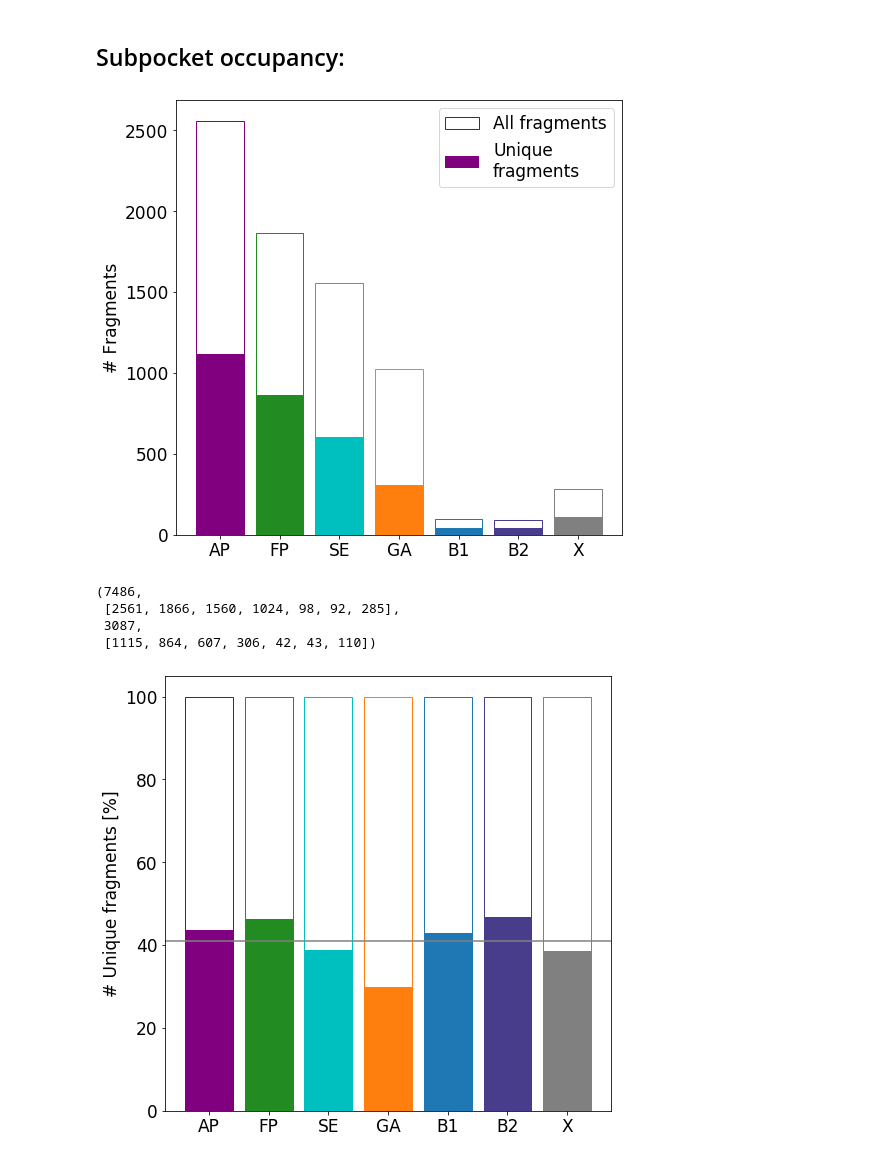
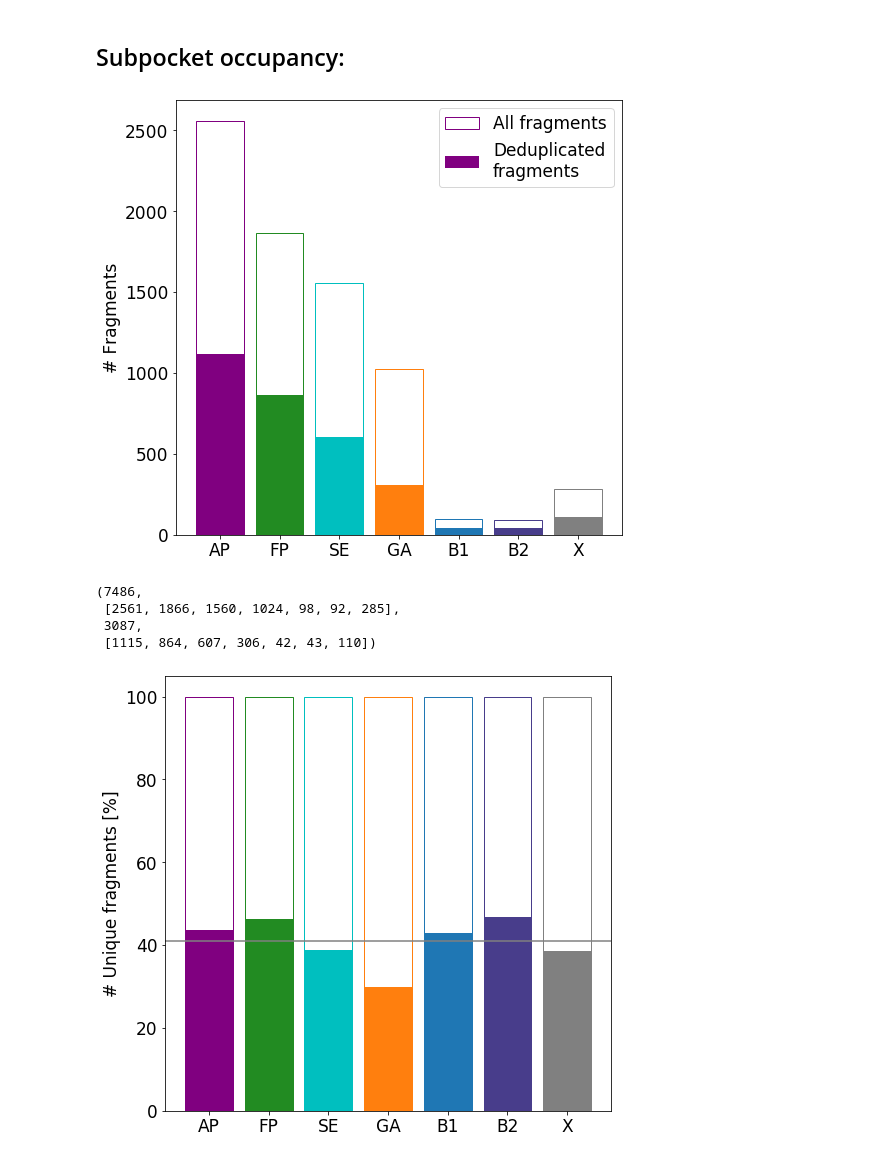
Before and after one commit to volkamerlab/KinaseFocusedFragmentLibrary, a Jupyter notebook: kinase_focused_fragment_library/analysis/fragment_analysis/fragment_occ.ipynb, the cells around one changed output. Cells and saved outputs as stored; diff of their text form; code cells hidden in the pictures.

Commit message:
update occupancy plot

```diff
--- a/kinase_focused_fragment_library/analysis/fragment_analysis/fragment_occ.ipynb
+++ b/kinase_focused_fragment_library/analysis/fragment_analysis/fragment_occ.ipynb
@@ -96,15 +96,15 @@ colors=['purple','forestgreen','c','tab:orange','tab:blue','darkslateblue', 'gre
 # %%
 plt.figure(figsize=(8,8))
 plt.bar(subpockets, n_frags_per_sp, fill=False, edgecolor=colors)
 plt.bar(subpockets, n_unique, color=colors)
-plt.legend(['All fragments', 'Unique\nfragments'], fontsize=17)
+plt.legend(['All fragments', 'Deduplicated\nfragments'], fontsize=17)
 plt.ylabel('# Fragments', fontsize=17)
 plt.xticks(fontsize=17)
 plt.yticks(fontsize=17)
 plt.show()
 sum(n_frags_per_sp), n_frags_per_sp, sum(n_unique), n_unique
 # %% [output]
-[figure, old version]
+[figure, new version]
 (7486,
  [2561, 1866, 1560, 1024, 98, 92, 285],
  3087,
```
